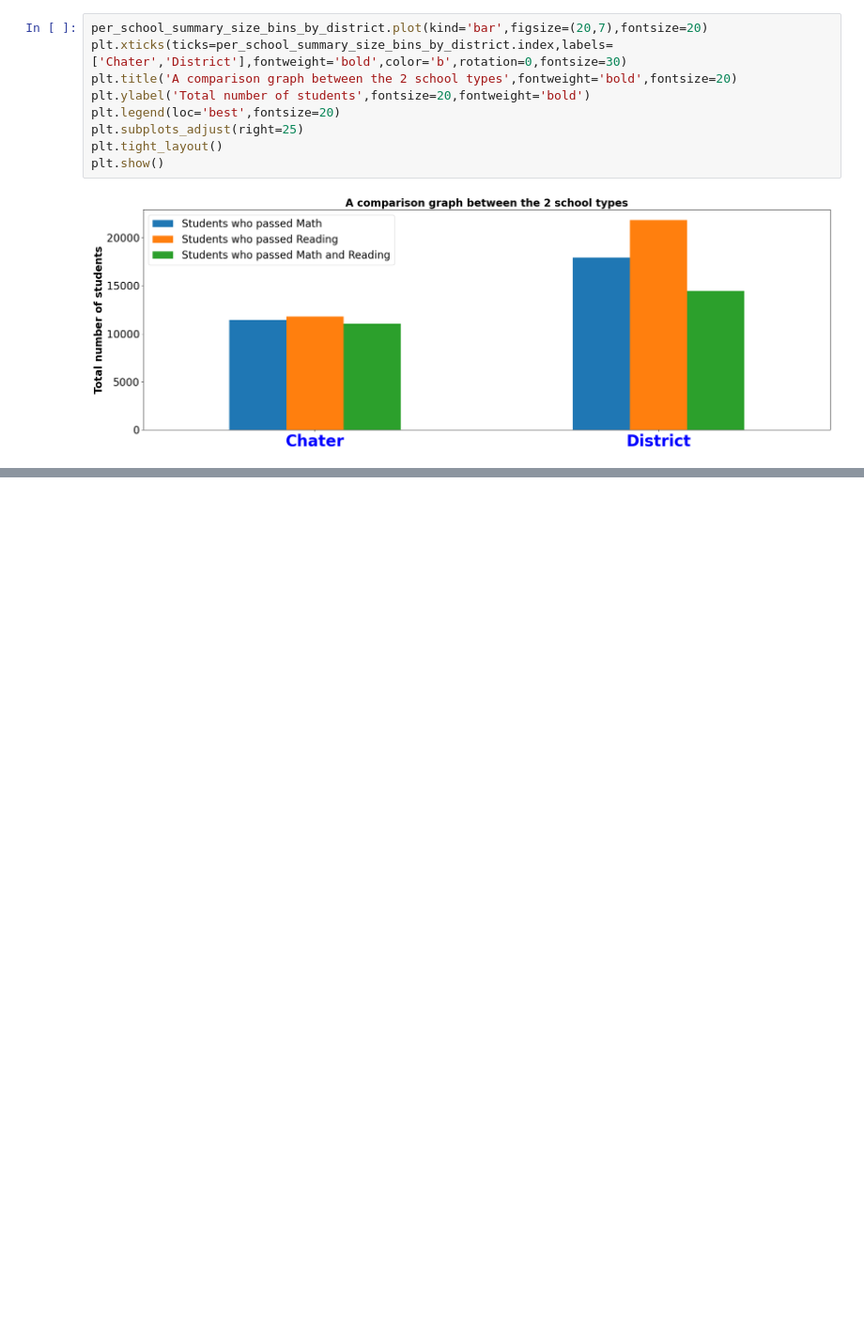
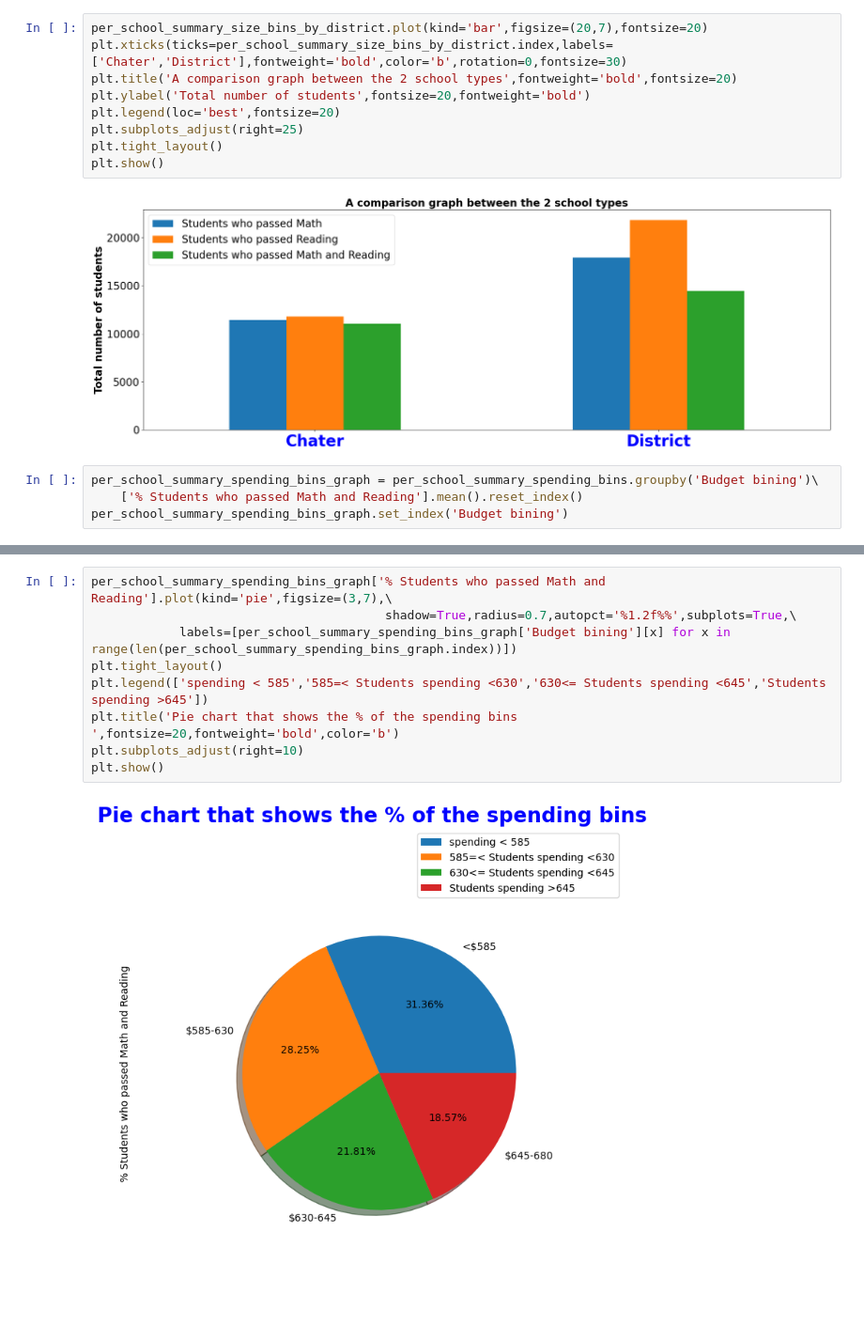
Before and after one commit to makramkb/Module4Challenge, a Jupyter notebook: PyCitySchools/pycityschools.ipynb, the cells around one changed output, grey strips where cells are left out. Shown: that part at 94% size. Drawn from its saved outputs; the diff is of its cells as text; blank space fills up the shorter version.

```diff
--- a/PyCitySchools/pycityschools.ipynb
+++ b/PyCitySchools/pycityschools.ipynb
@@ -484,3 +484,7 @@ plt.tight_layout()
 plt.show()
 # %% [output]
 [figure]
+# %%
+per_school_summary_spending_bins_graph = per_school_summary_spending_bins.groupby('Budget bining')\
+    ['% Students who passed Math and Reading'].mean().reset_index()
+per_school_summary_spending_bins_graph.set_index('Budget bining')
@@ -486,0 +498,11 @@ plt.show()
+# %%
+per_school_summary_spending_bins_graph['% Students who passed Math and Reading'].plot(kind='pie',figsize=(3,7),\
+                                        shadow=True,radius=0.7,autopct='%1.2f%%',subplots=True,\
+            labels=[per_school_summary_spending_bins_graph['Budget bining'][x] for x in range(len(per_school_summary_spending_bins_graph.index))])
+plt.tight_layout()
+plt.legend(['spending < 585','585=< Students spending <630','630<= Students spending <645','Students spending >645'])
+plt.title('Pie chart that shows the % of the spending bins  ',fontsize=20,fontweight='bold',color='b')
+plt.subplots_adjust(right=10)
+plt.show()
+# %% [output]
+[figure, added]
```
Also changed, not shown: parts of 1 cell of this notebook.
